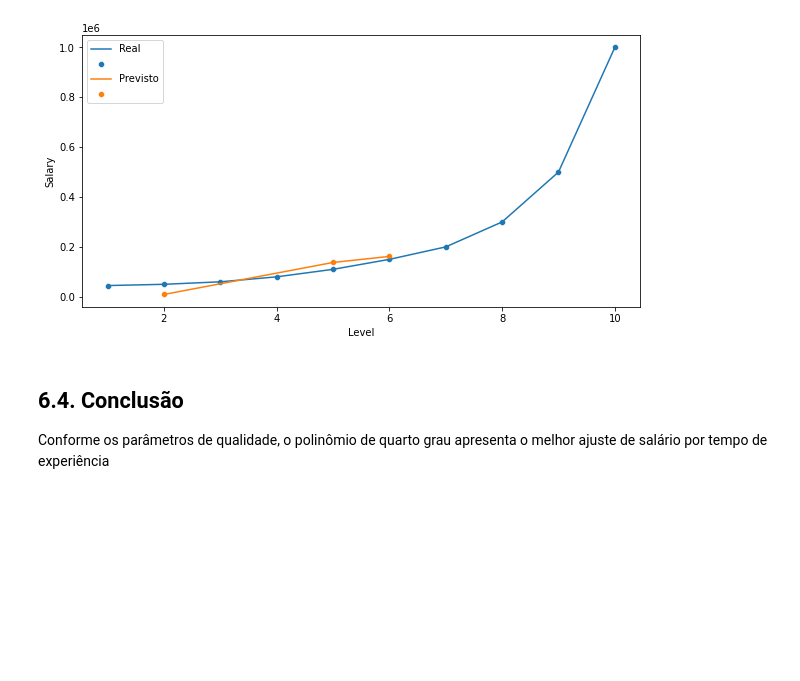
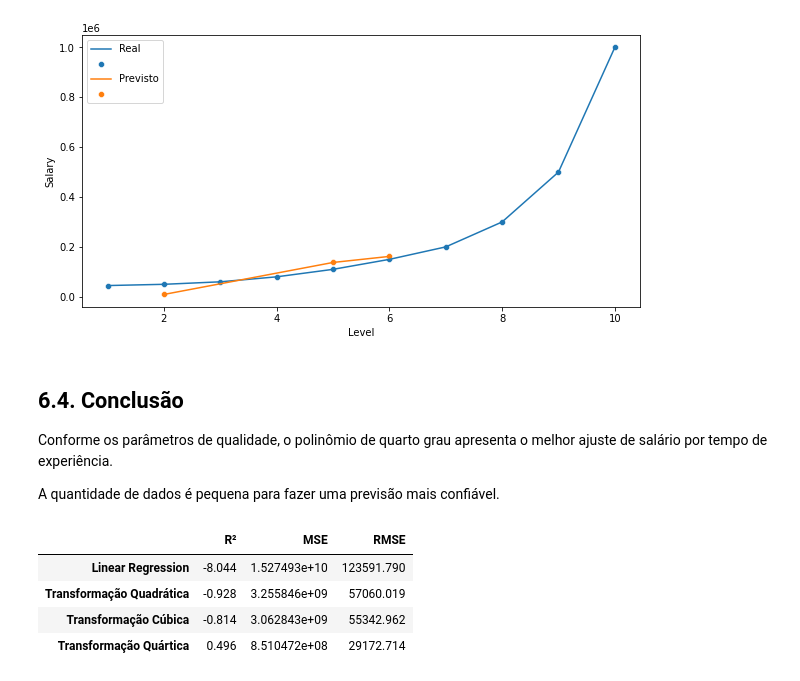
Before and after one commit to bruna-calistrate/Regression-SupervisedModels-Course, a Jupyter notebook: Exercícios.ipynb, the cells around one changed output. Saved outputs shown, nothing was run; the diff lists cells and outputs as text; code cells hidden in the pictures; blank space fills up the shorter version.

Commit message:
Ajustes

```diff
--- a/Exercícios.ipynb
+++ b/Exercícios.ipynb
@@ -1836,4 +1836,14 @@ plt.show()
 # %% [markdown]
 ## 6.4. Conclusão
 
-Conforme os parâmetros de qualidade, o polinômio de quarto grau apresenta o melhor ajuste de salário por tempo de experiência
+Conforme os parâmetros de qualidade, o polinômio de quarto grau apresenta o melhor ajuste de salário por tempo de experiência.
+
+A quantidade de dados é pequena para fazer uma previsão mais confiável.
+# %%
+adj_LR.append([adj_Quad, adj_Cub, adj_Quar])
+# %% [output]
+|  | R² | MSE | RMSE |
+| Linear Regression | -8.044 | 1.527493e+10 | 123591.790 |
+| Transformação Quadrática | -0.928 | 3.255846e+09 | 57060.019 |
+| Transformação Cúbica | -0.814 | 3.062843e+09 | 55342.962 |
+| Transformação Quártica | 0.496 | 8.510472e+08 | 29172.714 |
```
Also changed, not shown: 1 other file.
